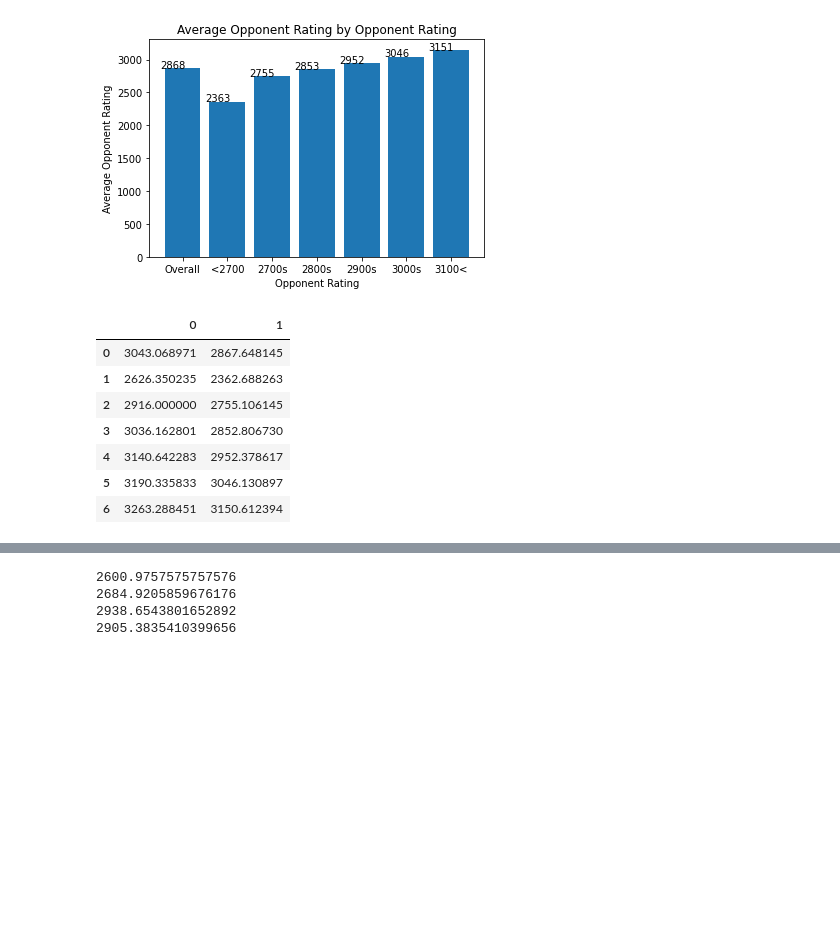
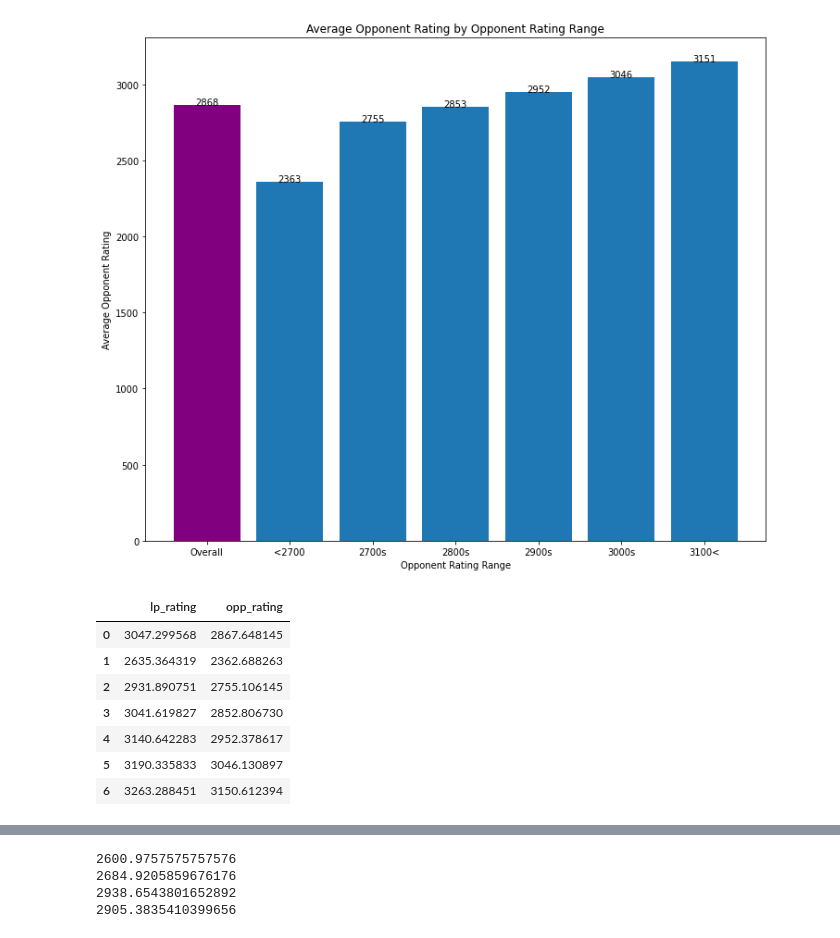
Before and after one commit to dealom/Magnus-Carlsen-Lichess-Games-Dataset-Analysis, a Jupyter notebook: Elo Analysis.ipynb, the cells around one changed output, grey strips where cells are left out. Cells and saved outputs as stored; diff of their text form; code cells hidden in the pictures; blank space fills up the shorter version.

```diff
--- a/Elo Analysis.ipynb
+++ b/Elo Analysis.ipynb
@@ -31,10 +26,9 @@ def vco(df): # vco short for value counts overall
 # Lichess uses the glicko2 rating system which is more accurate and way more complex than Elo.
 # Therefore, there will be a difference between the ratings on lichess and the ratings I calculate here
 # I'll be using the linear performance rating system which is simple compared to the original Elo rating system.
-# this rating represents what's the rating necessary to get that performance, that's why its low?
-# rating = avrg opponent rating + 800*winratepercentage - 400
-def rating(avrgopprating,winratepercentage):
-    return avrgopprating + 800*winratepercentage - 400
+# rating = avrg opponent rating + 800*fractional score - 400
+def rating(avrgopprating,fscore):
+    return avrgopprating + 800*fscore - 400
 # %%
 x = ['Overall','<2700','2700s','2800s','2900s','3000s','3100<']
 y = [rating(np.mean(mg.opp_elo),fscore(vco(mg))),
@@ -45,12 +39,13 @@ y = [rating(np.mean(mg.opp_elo),fscore(vco(mg))),
     rating(np.mean(mg[(mg.opp_elo<3100) &(mg.opp_elo>=3000)].opp_elo),fscore(vc(mg,(mg.opp_elo<3100) &(mg.opp_elo>=3000)))),
     rating(np.mean(mg[mg.opp_elo>3100].opp_elo),fscore(vc(mg,mg.opp_elo>3100)))]
 ratings = y
-plt.bar(x,y)
+bars = plt.bar(x,y)
+bars[0].set_facecolor('purple')
 plt.title('Linear Performance Rating by Opponent Rating')
 plt.xlabel('Opponent Rating')
 plt.ylabel('Linear Performance')
 for index, value in enumerate(y):
-    plt.text(index-0.5, value,
-             str(round(value)))
+    plt.text(index, value,
+             str(round(value)),ha='center')
 plt.show()
 # %% [output]
@@ -58,19 +53,20 @@ plt.show()
 # %%
 x = ['Overall','<2700','2700s','2800s','2900s','3000s','3100<']
 y = [np.mean(mg.opp_elo), np.mean(mg[mg.opp_elo<2700].opp_elo),
     np.mean(mg[(mg.opp_elo<2800) &(mg.opp_elo>=2700)].opp_elo),
     np.mean(mg[(mg.opp_elo<2900) &(mg.opp_elo>=2800)].opp_elo),
     np.mean(mg[(mg.opp_elo<3000) &(mg.opp_elo>=2900)].opp_elo),
     np.mean(mg[(mg.opp_elo<3100) &(mg.opp_elo>=3000)].opp_elo),
     np.mean(mg[mg.opp_elo>3100].opp_elo)]
 means = y
-plt.bar(x,y)
-plt.title('Average Opponent Rating by Opponent Rating')
-plt.xlabel('Opponent Rating')
+bars = plt.bar(x,y)
+bars[0].set_facecolor('purple')
+plt.title('Average Opponent Rating by Opponent Rating Range')
+plt.xlabel('Opponent Rating Range')
 plt.ylabel('Average Opponent Rating')
 for index, value in enumerate(y):
-    plt.text(index-0.5, value,
-             str(round(value)))
+    plt.text(index, value,
+             str(round(value)),ha='center')
 plt.show()
 # %% [output]
-[figure, old version]
+[figure, new version]
@@ -77,12 +81,13 @@ plt.show()
 # %%
-testing = pd.DataFrame([ratings,means]).T
-testing
+ratingsVmeans = pd.DataFrame([ratings,means]).T
+ratingsVmeans.columns = ['lp_rating','opp_rating']
+ratingsVmeans
 # %% [output]
-|  | 0 | 1 |
-| 0 | 3043.068971 | 2867.648145 |
-| 1 | 2626.350235 | 2362.688263 |
-| 2 | 2916.000000 | 2755.106145 |
-| 3 | 3036.162801 | 2852.806730 |
+|  | lp_rating | opp_rating |
+| 0 | 3047.299568 | 2867.648145 |
+| 1 | 2635.364319 | 2362.688263 |
+| 2 | 2931.890751 | 2755.106145 |
+| 3 | 3041.619827 | 2852.806730 |
 | 4 | 3140.642283 | 2952.378617 |
 | 5 | 3190.335833 | 3046.130897 |
 | 6 | 3263.288451 | 3150.612394 |
```
Also changed, not shown: parts of 23 cells of this notebook, 6 other files.
